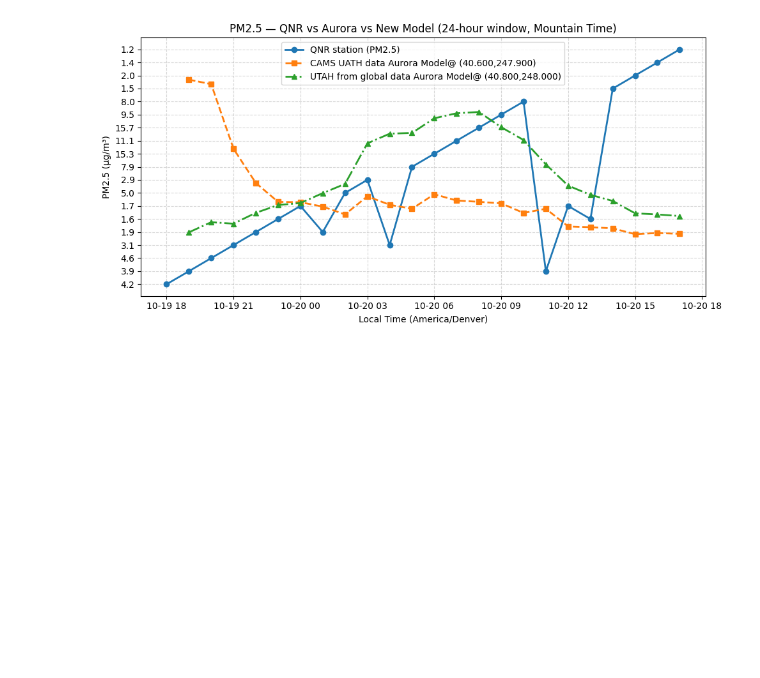
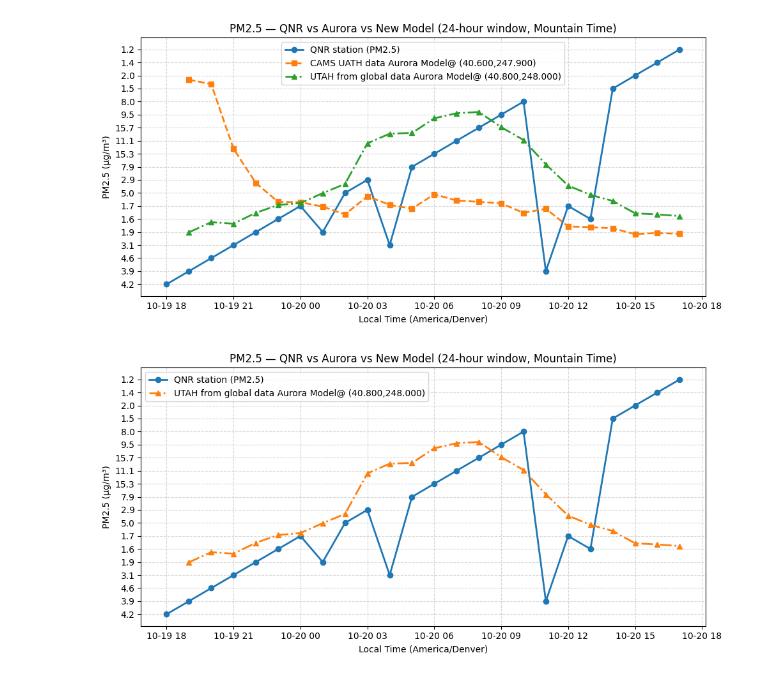
Before and after one commit to sci-ndp/stream-simulation-ebus, a Jupyter notebook: timestep_aurora.ipynb, the cells around one changed output. Cells and saved outputs as stored; diff of their text form; code cells hidden in the pictures; blank space fills up the shorter version.

Commit message:
timestamp graph generated for utah station, and cams prediction

```diff
--- a/timestep_aurora.ipynb
+++ b/timestep_aurora.ipynb
@@ -1181,3 +1104,80 @@ plt.tight_layout()
 plt.show()
 # %% [output]
 [figure]
+# %%
+import pandas as pd
+import numpy as np
+import matplotlib.pyplot as plt
+
+# --- file paths (edit if needed) ---
+station_csv = "./data/QNR.2025-10-21.csv"
+new_csv     = "./predictions/pollutant_prediction_utah_hourly_full.csv"
+
+# --- QNR station location ---
+site_lat = 40.66284
+site_lon = -111.90180
+site_lon_0360 = (site_lon + 360.0) if site_lon < 0 else site_lon  # 248.09820
+
+# ------------------ LOAD OBS ------------------
+df_obs = pd.read_csv(
+    station_csv,
+    comment="#",
+    skip_blank_lines=True,
+    on_bad_lines="skip"
+)
+df_obs = df_obs[df_obs["Date_Time"].notna()]
+df_obs["timestamp"] = pd.to_datetime(df_obs["Date_Time"], utc=True)
+df_obs_ts = df_obs[["timestamp", "PM_25_concentration_set_1"]].rename(
+    columns={"PM_25_concentration_set_1": "pm2p5_ugm3"}
+)
+
+# ------------------ LOAD MODEL FILES ------------------
+df_new    = pd.read_csv(new_csv)
+
+df_new["time"] = pd.to_datetime(df_new["time"], utc=True)
+
+# --- choose the 24h window ---
+day0  = df_obs["timestamp"].dt.floor("D").min()
+start = day0
+end   = day0 + pd.Timedelta(hours=23)
+
+df_obs_24    = df_obs_ts[(df_obs_ts["timestamp"] >= start) & (df_obs_ts["timestamp"] <= end)].copy()
+df_new_24    = df_new[(df_new["time"] >= start) & (df_new["time"] <= end)].copy()
+
+# ------------------ NEAREST GRID POINTS ------------------
+def nearest_point(df, lat_col, lon_col, val_col):
+    lat_vals = df[lat_col].unique()
+    lon_vals = df[lon_col].unique()
+    lat_near = lat_vals[np.abs(lat_vals - site_lat).argmin()]
+    lon_near = lon_vals[np.abs(lon_vals - site_lon_0360).argmin()]
+    df_pt = df[(np.isclose(df[lat_col], lat_near)) & (np.isclose(df[lon_col], lon_near))]
+    df_ts = df_pt.groupby("timestamp" if "timestamp" in df_pt else "time", as_index=False)[val_col].mean()
+    return df_ts, lat_near, lon_near
+
+df_new_ts, lat_n, lon_n = nearest_point(df_new_24, "latitude", "longitude", "pm2p5_ugm3")
+
+# ------------------ ALIGN ON HOURLY INDEX ------------------
+hourly_idx = pd.date_range(start=start, end=end, freq="H", tz="UTC")
+obs_series = df_obs_24.set_index("timestamp").reindex(hourly_idx)["pm2p5_ugm3"]
+new_series = df_new_ts.set_index("time").reindex(hourly_idx)["pm2p5_ugm3"]
+
+# ------------------ CONVERT TO MOUNTAIN TIME ------------------
+mountain_tz = "America/Denver"
+hourly_idx_mt = hourly_idx.tz_convert(mountain_tz)
+obs_series.index = hourly_idx_mt
+new_series.index = hourly_idx_mt
+
+# ------------------ PLOT ------------------
+plt.figure(figsize=(10, 5))
+plt.plot(hourly_idx_mt, obs_series, "o-", label="QNR station (PM2.5)", linewidth=2)
+plt.plot(hourly_idx_mt, new_series, "^-.", label=f"UTAH from global data Aurora Model@ ({lat_n:.3f},{lon_n:.3f})", linewidth=2)
+
+plt.xlabel("Local Time (America/Denver)")
+plt.ylabel("PM2.5 (µg/m³)")
+plt.title("PM2.5 — QNR vs Aurora vs New Model (24-hour window, Mountain Time)")
+plt.legend()
+plt.grid(True, linestyle="--", alpha=0.5)
+plt.tight_layout()
+plt.show()
+# %% [output]
+[figure, added]
```
Also changed, not shown: parts of 2 cells of this notebook, 1 other file.
